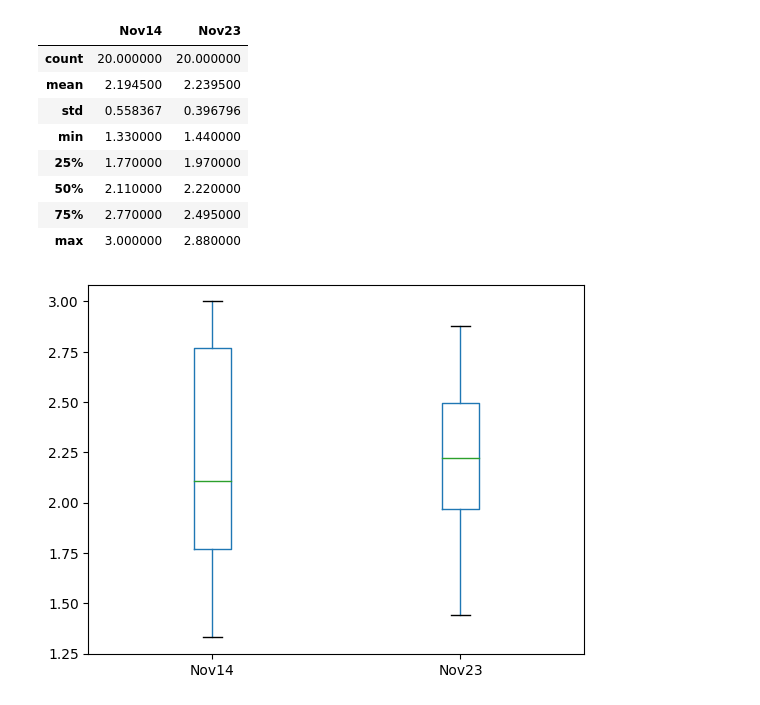
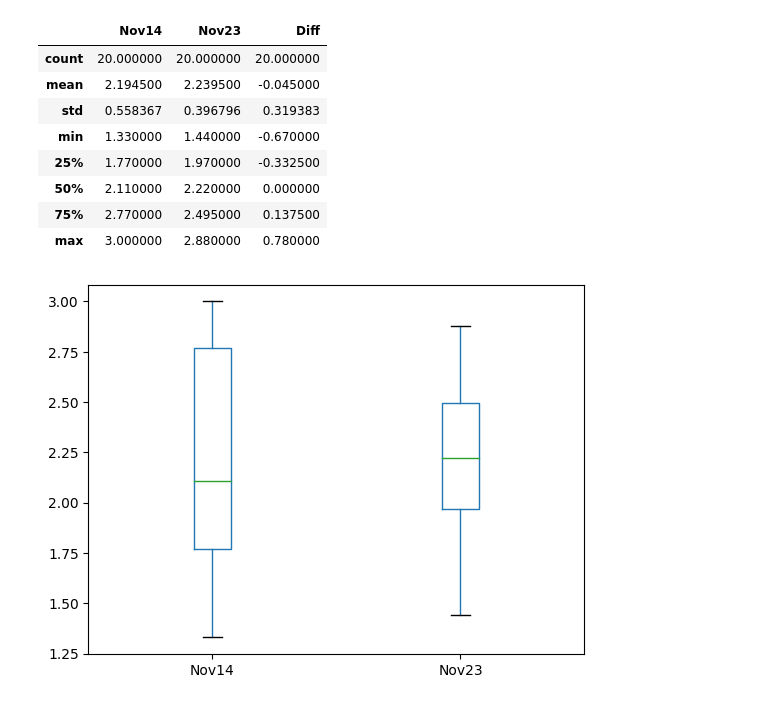
Before and after one commit to air4children/dei-hri2023, a Jupyter notebook: article/notebooks/survey-results-wilcoxon.ipynb, the cells around one changed output. Saved outputs shown, nothing was run; the diff lists cells and outputs as text; code cells hidden in the pictures.

```diff
--- a/article/notebooks/survey-results-wilcoxon.ipynb
+++ b/article/notebooks/survey-results-wilcoxon.ipynb
@@ -25,4 +54,5 @@ import pingouin
 # %%
+## Average values of responses
 X = ['S1','S2','S3','S4','S5','S6','S7','S8','S9','S10',
      'S11','S12','S13','S14','S15','S16','S17','S18','S19','S20']
 Nov14 = [1.77, 1.33, 2.77, 1.77, 2.66, 3.00, 2.11, 3.00, 1.88, 1.77,
@@ -30,10 +60,20 @@ Nov14 = [1.77, 1.33, 2.77, 1.77, 2.66, 3.00, 2.11, 3.00, 1.88, 1.77,
 Nov23 = [2.11, 1.66, 2.77, 1.88, 2.44, 2.77, 1.88, 2.22, 1.88, 2.22,
          2.88, 2.33, 2.66, 2.11, 2.00, 1.44, 2.77, 2.44, 2.11, 2.22]
 
+#empty diff list
+diff = []
+
+#two lists are passed to zip
+zip_object = zip(Nov14, Nov23)
+
+#loop to find diff of each element
+for list1_i, list2_i in zip_object:
+    diff.append(list1_i - list2_i)
 
 data = {'Statements': X,
         'Nov14': Nov14,
         'Nov23': Nov23,
+        'Diff': diff
         }
 
 df = pd.DataFrame(data)
@@ -59,15 +99,15 @@ df
 # %%
-df[['Nov14','Nov23']].describe()
+df[['Nov14','Nov23', 'Diff']].describe()
 # %% [output]
-|  | Nov14 | Nov23 |
-| count | 20.000000 | 20.000000 |
-| mean | 2.194500 | 2.239500 |
-| std | 0.558367 | 0.396796 |
-| min | 1.330000 | 1.440000 |
-| 25% | 1.770000 | 1.970000 |
-| 50% | 2.110000 | 2.220000 |
-| 75% | 2.770000 | 2.495000 |
-| max | 3.000000 | 2.880000 |
+|  | Nov14 | Nov23 | Diff |
+| count | 20.000000 | 20.000000 | 20.000000 |
+| mean | 2.194500 | 2.239500 | -0.045000 |
+| std | 0.558367 | 0.396796 | 0.319383 |
+| min | 1.330000 | 1.440000 | -0.670000 |
+| 25% | 1.770000 | 1.970000 | -0.332500 |
+| 50% | 2.110000 | 2.220000 | 0.000000 |
+| 75% | 2.770000 | 2.495000 | 0.137500 |
+| max | 3.000000 | 2.880000 | 0.780000 |
 # %%
 # There doesn’t appear to be any significant outliers in the variables.
 df.boxplot(column=['Nov14', 'Nov23'], grid=False)
```
Also changed, not shown: parts of 23 cells of this notebook, 10 other files.
